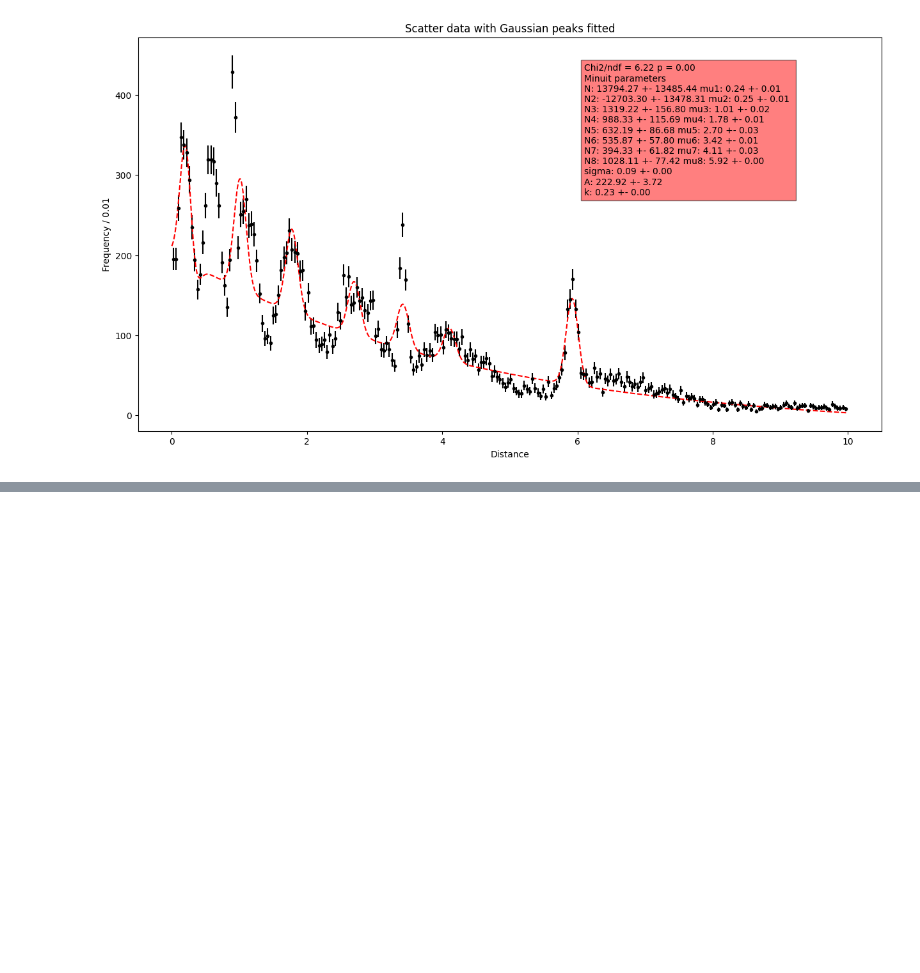
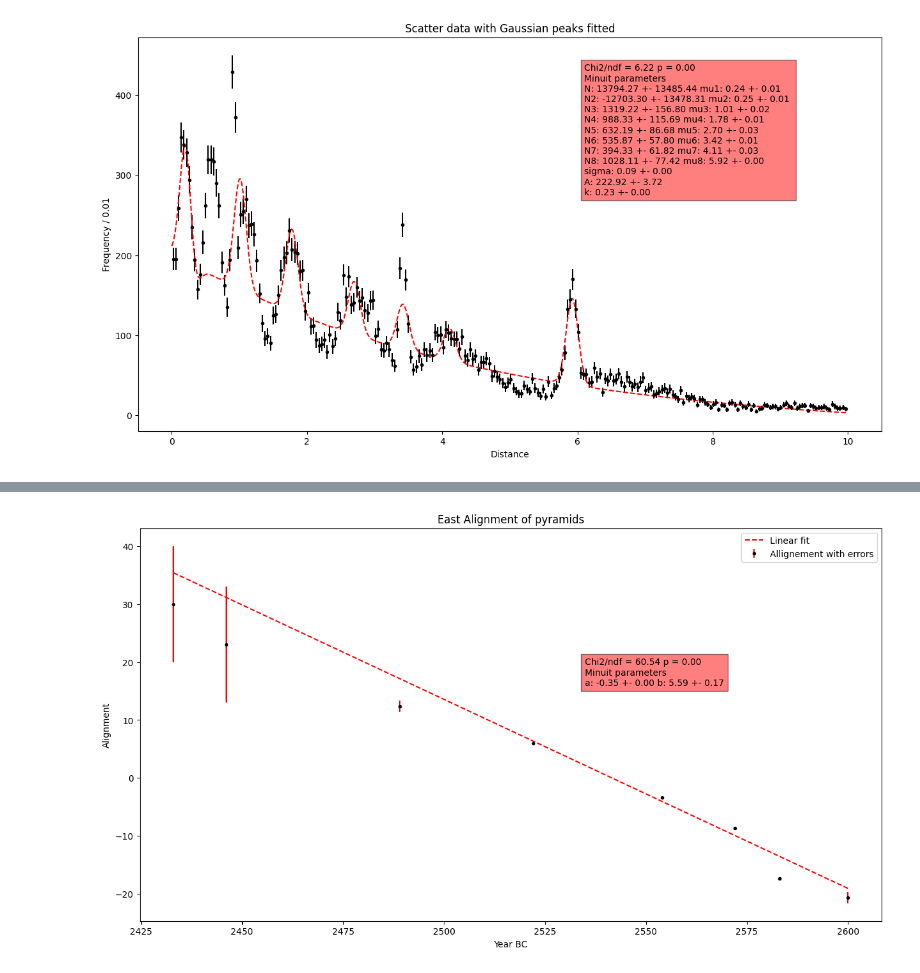
Before and after one commit to EliasBS/AppStat2024, a Jupyter notebook: DataAndCodeForExam/AppStatExam2024.ipynb, the cells around one changed output, grey strips where cells are left out. Drawn from its saved outputs; the diff is of its cells as text; code cells hidden in the pictures; blank space fills up the shorter version.

```diff
--- a/DataAndCodeForExam/AppStatExam2024.ipynb
+++ b/DataAndCodeForExam/AppStatExam2024.ipynb
@@ -1523,0 +1677,45 @@ The reduced chi2 of 6.22 most likely indicates a significant deviation from the
+# %%
+xminyear = data['Align_year_BC'].min()
+xmaxyear = data['Align_year_BC'].max()
+
+xmean = np.mean(data['Align_year_BC'])
+
+def linear(x, a, b):
+    return a*(x - xmean) + b
+
+
+comb_align_E = np.array([])
+comb_align_err_E = np.array([])
+for i in range(len(data)):
+    comb_align_E = np.append(comb_align_E, data["East_Align"][i])
+    comb_align_err_E = np.append(comb_align_err_E, data['East_Align_unc'][i])
+
+
+
+fit_E = cost.LeastSquares(data['Align_year_BC'], comb_align_E, comb_align_err_E, linear)
+
+mfit_E = Minuit(fit_E, a = -10, b = 30)
+mfit_E.migrad()
+
+chi2_E = mfit_E.fval
+ndf_E = len(data) - 2
+p_E = stats.chi2.sf(chi2_E, ndf_E)
+
+a_E = mfit_E.values['a']
+b_E = mfit_E.values['b']
+
+x_fit_E = np.linspace(xminyear, xmaxyear, 1000)
+y_fit_E = linear(x_fit_E, a, b)
+
+fig, ax = plt.subplots(figsize=(15, 8))
+ax.errorbar(data['Align_year_BC'], comb_align_E, yerr=comb_align_err_E, fmt='.', color='black',ecolor = 'red', label='Allignement with errors')
+ax.plot(x_fit_E, y_fit_E, color='red', linestyle='--', label='Linear fit')
+ax.text(0.6, 0.6, f'Chi2/ndf = {chi2_E/ndf_E:.2f} p = {p_E:.2f}\nMinuit parameters \na: {mfit_E.values["a"]:.2f} +- {mfit_E.errors["a"]:.2f} b: {mfit_E.values["b"]:.2f} +- {mfit_E.errors["b"]:.2f}', transform=ax.transAxes,
+                bbox=dict(facecolor='red', alpha=0.5))
+ax.set_xlabel('Year BC')
+ax.set_ylabel('Alignment')
+ax.set_title('East Alignment of pyramids')
+ax.legend()
+plt.show()
+# %% [output]
+[figure, added]
```
Also changed, not shown: parts of 25 cells of this notebook.
